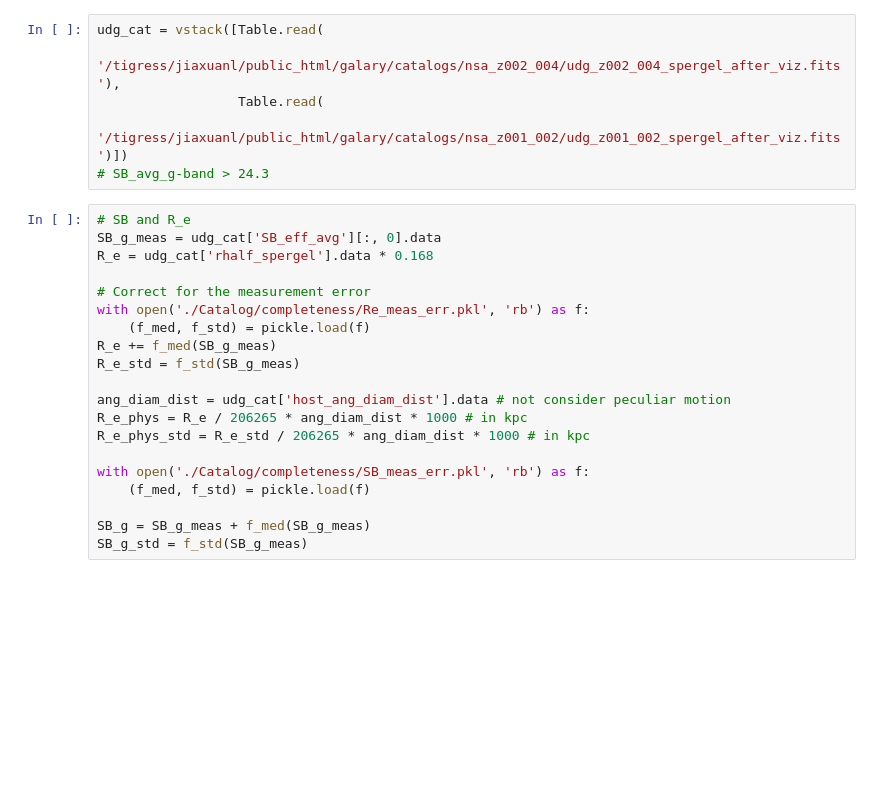
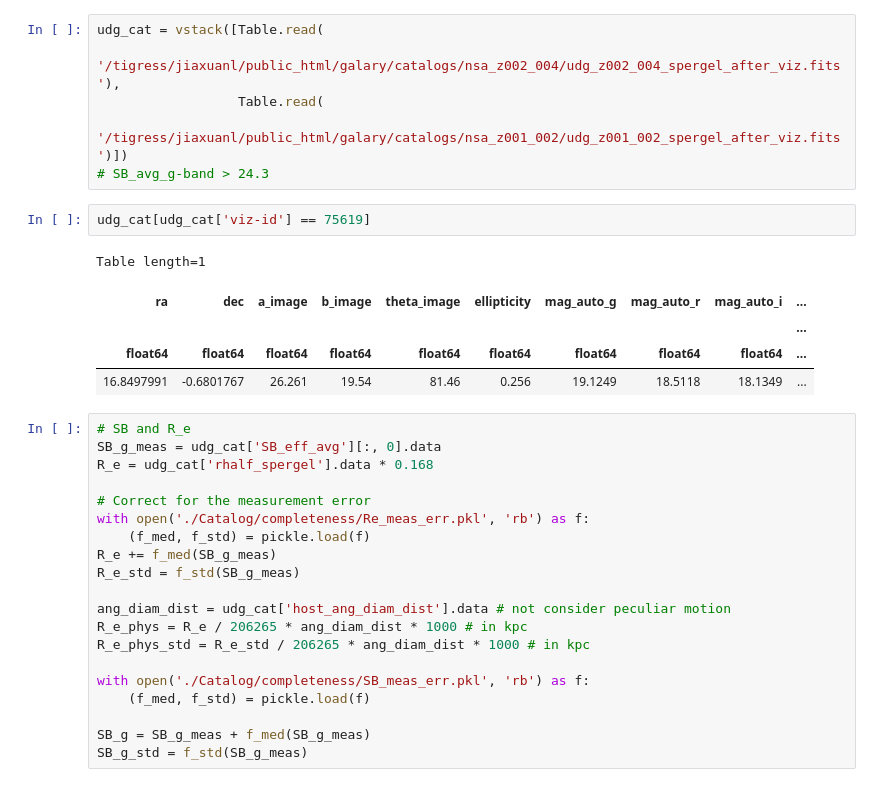
Before and after one commit to AstroJacobLi/kuaizi, a Jupyter notebook: diezi/scarlet_modeling/magellan_proposal/sample_selection.ipynb, the cells around one changed output. Drawn from its saved outputs; the diff is of its cells as text; blank space fills up the shorter version.

```diff
--- a/diezi/scarlet_modeling/magellan_proposal/sample_selection.ipynb
+++ b/diezi/scarlet_modeling/magellan_proposal/sample_selection.ipynb
@@ -30,6 +48,14 @@ udg_cat = vstack([Table.read(
                   Table.read(
     '/tigress/jiaxuanl/public_html/galary/catalogs/nsa_z001_002/udg_z001_002_spergel_after_viz.fits')])
 # SB_avg_g-band > 24.3
+# %%
+udg_cat[udg_cat['viz-id'] == 75619]
+# %% [output]
+Table length=1
+| ra | dec | a_image | b_image | theta_image | ellipticity | mag_auto_g | mag_auto_r | mag_auto_i | ... |
+|  |  |  |  |  |  |  |  |  | ... |
+| float64 | float64 | float64 | float64 | float64 | float64 | float64 | float64 | float64 | ... |
+| 16.8497991 | -0.6801767 | 26.261 | 19.54 | 81.46 | 0.256 | 19.1249 | 18.5118 | 18.1349 | ... |
 # %%
 # SB and R_e
 SB_g_meas = udg_cat['SB_eff_avg'][:, 0].data
```
Also changed, not shown: parts of 39 cells of this notebook, 1 other file.
